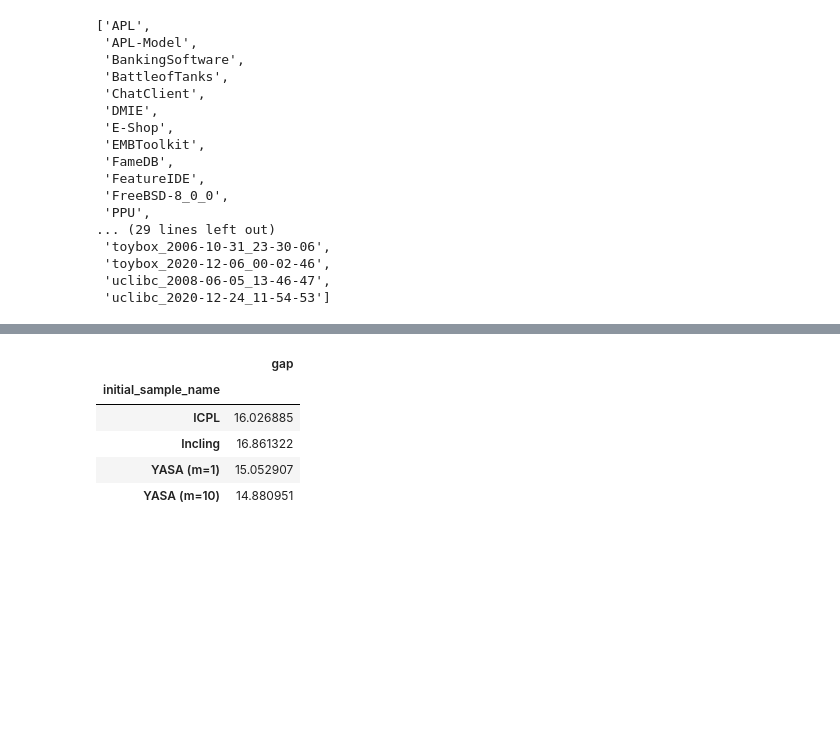
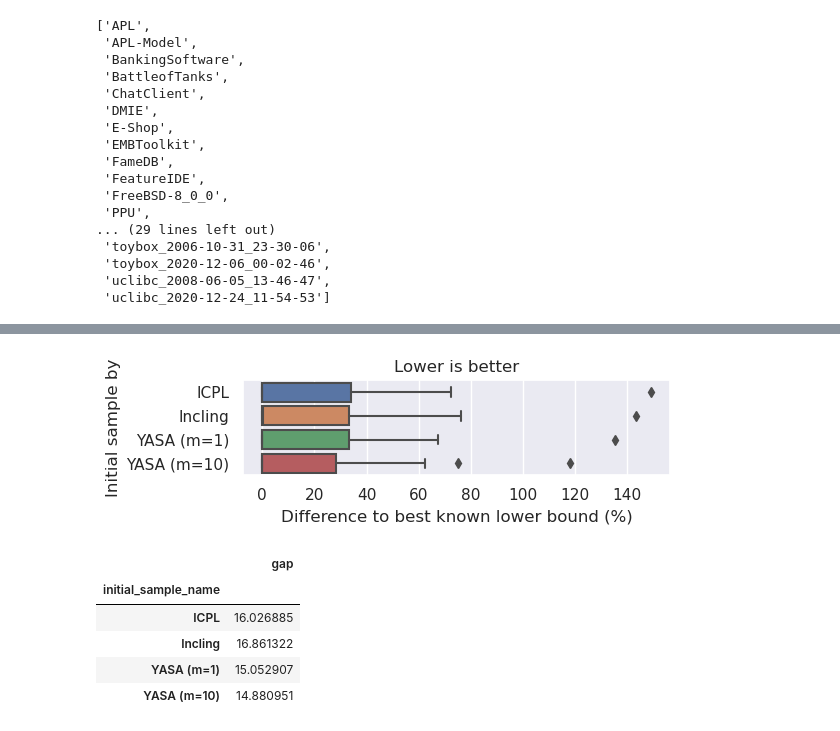
Before and after one commit to tubs-alg/SampLNS, a Jupyter notebook: evaluation/05_initial_sample_comparison/05_lower_bound_gap.ipynb, the cells around one changed output, grey strips where cells are left out. Cells and saved outputs as stored; diff of their text form; code cells hidden in the pictures; blank space fills up the shorter version.

```diff
--- a/evaluation/05_initial_sample_comparison/05_lower_bound_gap.ipynb
+++ b/evaluation/05_initial_sample_comparison/05_lower_bound_gap.ipynb
@@ -218,3 +219,22 @@ plt.show()
+# %%
+import matplotlib.pyplot as plt
+import seaborn as sns
+from _conf import PLOT_WIDTH, PLOT_INITIAL_SAMPLE_COMPARISON
+sns.set_theme()
+f, ax = plt.subplots(figsize=(PLOT_WIDTH, 2))
+plt.title("Lower is better")
+sns.boxplot(
+    data=samplns_data[samplns_data["instance_name"].isin(solved_by_all)].groupby(["initial_sample_name", "instance_name"])[["gap"]].mean().reset_index(),
+      y="initial_sample_name", x="gap", ax=ax
+)
+plt.xlabel("Difference to best known lower bound (%)")
+plt.ylabel("Initial sample by")
+#plt.xlim(0, 150)
+plt.tight_layout()
+#plt.savefig(PLOT_INITIAL_SAMPLE_COMPARISON)
+plt.show()
+# %% [output]
+[figure, added]
 # %%
 samplns_data[samplns_data["instance_name"].isin(solved_by_all)].groupby(["initial_sample_name", "instance_name"])[["gap"]].mean().reset_index().groupby(["initial_sample_name"])[["gap"]].mean()
 # %% [output]
```
Also changed, not shown: parts of 1 cell of this notebook, 2 other files.
